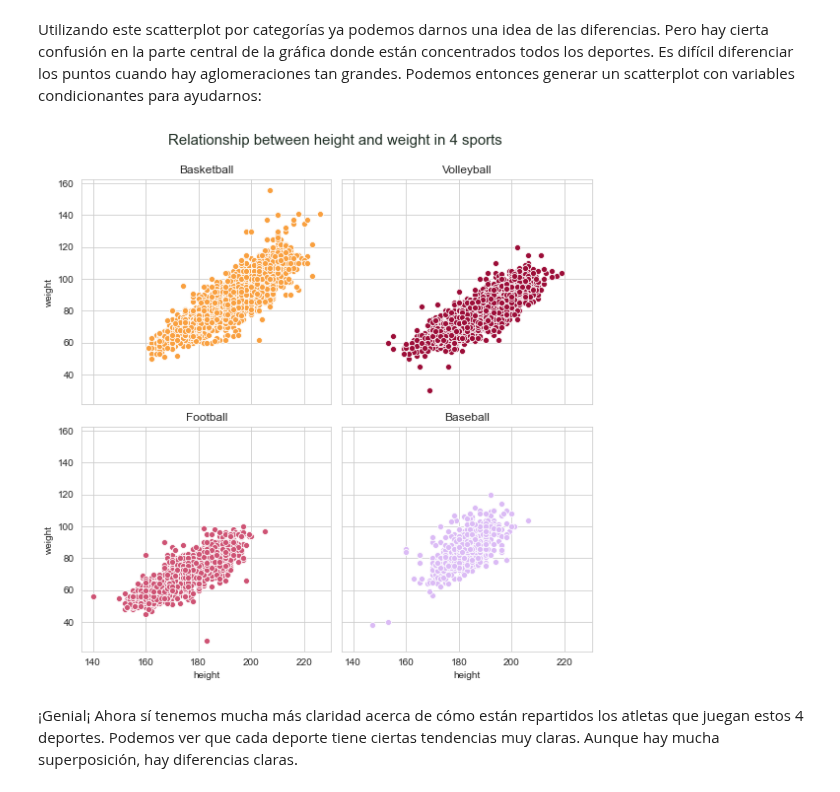
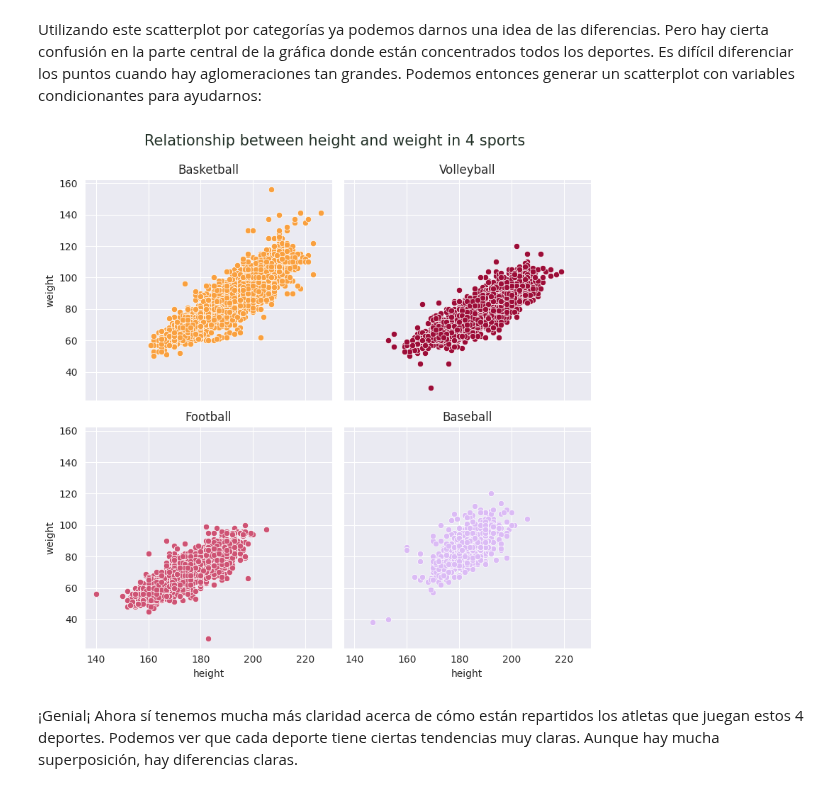
Before and after one commit to beduExpert/B2-Analisis-de-Datos-con-Python-2020, a Jupyter notebook: Sesion-06/Ejemplo-04/scatterplots_con_variables_condicionantes.ipynb, the cells around one changed output. Cells and saved outputs as stored; diff of their text form; code cells hidden in the pictures.

```diff
--- a/Sesion-06/Ejemplo-04/scatterplots_con_variables_condicionantes.ipynb
+++ b/Sesion-06/Ejemplo-04/scatterplots_con_variables_condicionantes.ipynb
@@ -12,7 +14,8 @@ import pandas as pd
 import seaborn as sns
 import matplotlib.pyplot as plt
 # %%
-df = pd.read_csv('../../Datasets/athlete_olympic_events-clean.csv', index_col=0)
+path1 = "https://raw.githubusercontent.com/beduExpert/B2-Analisis-de-Datos-con-Python-2020/master/"
+df = pd.read_csv(path1 + 'Datasets/athlete_olympic_events-clean.csv', index_col=0)
 
 df.head()
 # %% [output]
@@ -43,27 +46,27 @@ volley = df_ball[df_ball['sport'] == 'Volleyball']
 foot = df_ball[df_ball['sport'] == 'Football']
 base = df_ball[df_ball['sport'] == 'Baseball']
 # %%
-sns.set_style('whitegrid')
+sns.set_style("darkgrid")
 palette = ["#223127","#9c0d38","#ce5374","#dbbbf5","#F9A03F"]
 
 fig = plt.figure(figsize=(8, 8))
 axes = fig.subplots(2, 2, sharex=True, sharey=True)
 
-sns.scatterplot(basket['height'], basket['weight'], ax=axes[0, 0], color=palette[4])
-sns.scatterplot(volley['height'], volley['weight'], ax=axes[0, 1], color=palette[1])
-sns.scatterplot(foot['height'], foot['weight'], ax=axes[1, 0], color=palette[2])
-sns.scatterplot(base['height'], base['weight'], ax=axes[1, 1], color=palette[3]);
+sns.scatterplot(x=basket['height'], y=basket['weight'], ax=axes[0, 0], color=palette[4])
+sns.scatterplot(x=volley['height'], y=volley['weight'], ax=axes[0, 1], color=palette[1])
+sns.scatterplot(x=foot['height'], y=foot['weight'], ax=axes[1, 0], color=palette[2])
+sns.scatterplot(x=base['height'], y=base['weight'], ax=axes[1, 1], color=palette[3]);
 
 axes[0, 0].set_title('Basketball')
 axes[0, 1].set_title('Volleyball')
 axes[1, 0].set_title('Football')
 axes[1, 1].set_title('Baseball')
 
 fig.suptitle('Relationship between height and weight in 4 sports', fontsize=15, c=palette[0], x=0.53)
 
 plt.tight_layout()
 plt.subplots_adjust(top=0.9)
 # %% [output]
-[figure, old version]
+[figure, new version]
 # %% [markdown]
 ¡Genial¡ Ahora sí tenemos mucha más claridad acerca de cómo están repartidos los atletas que juegan estos 4 deportes. Podemos ver que cada deporte tiene ciertas tendencias muy claras. Aunque hay mucha superposición, hay diferencias claras.
```
Also changed, not shown: parts of 2 cells of this notebook.
